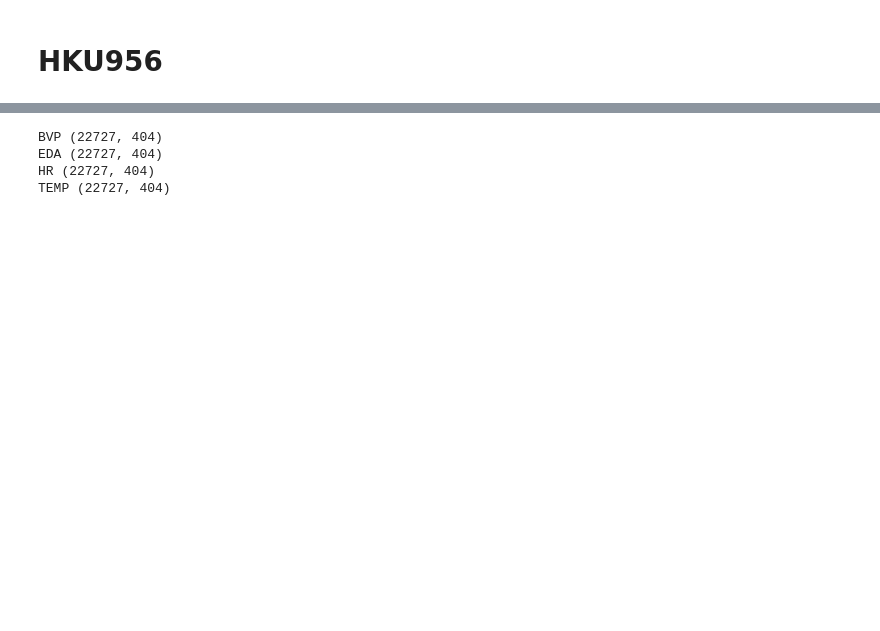
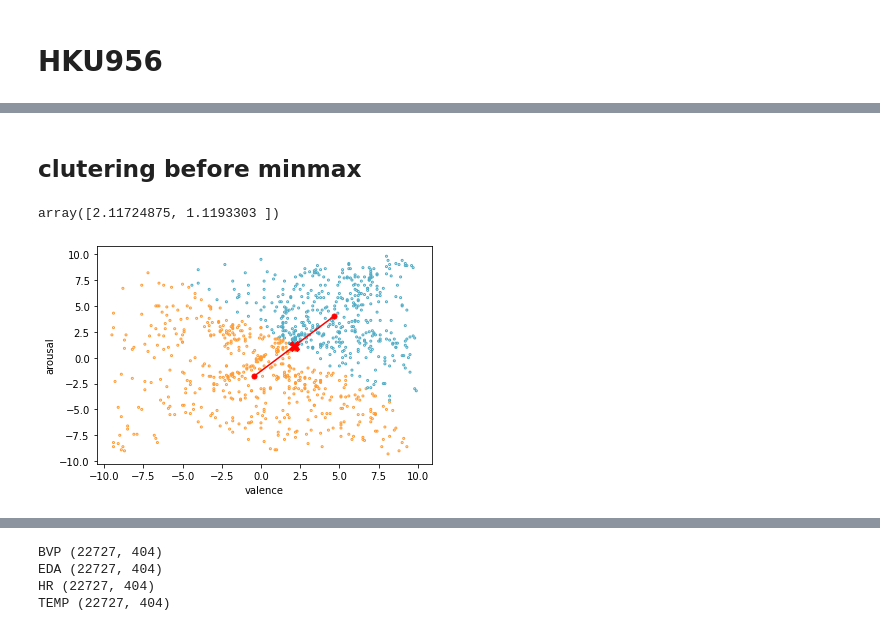
Before and after one commit to AlanConstantine/TPMER, a Jupyter notebook: preprocessing.ipynb, the cells around one changed output, grey strips where cells are left out. Saved outputs shown, nothing was run; the diff lists cells and outputs as text; code cells hidden in the pictures; blank space fills up the shorter version.

```diff
--- a/preprocessing.ipynb
+++ b/preprocessing.ipynb
@@ -30,0 +42,17 @@ av_rating.head()
+# %% [markdown]
+## clutering before minmax
+# %%
+colors = ["#4EACC5", "#FF9C34", "#4E9A06"]
+
+kmeans = KMeans(n_clusters=2, random_state=0).fit(av_rating[['valence_rating', 'arousal_rating']])
+plt.scatter(y=av_rating['arousal_rating'], x=av_rating['valence_rating'],
+            facecolors='none', edgecolors=['#4EACC5' if i==0 else '#FF9C34' for i in kmeans.labels_ ], s=4)
+plt.ylabel('arousal')
+plt.xlabel('valence')
+plt.plot(kmeans.cluster_centers_.T[0], kmeans.cluster_centers_.T[1], c='red', marker="o", markersize=5)
+threshold = kmeans.cluster_centers_.sum(axis=0)/2
+plt.plot(threshold[0], threshold[1], c='red', marker="X", markersize=10)
+kmeans.cluster_centers_.sum(axis=0)/2
+# %% [output]
+array([2.11724875, 1.1193303 ])
+[figure, added]
```
Also changed, not shown: parts of 17 cells of this notebook.
